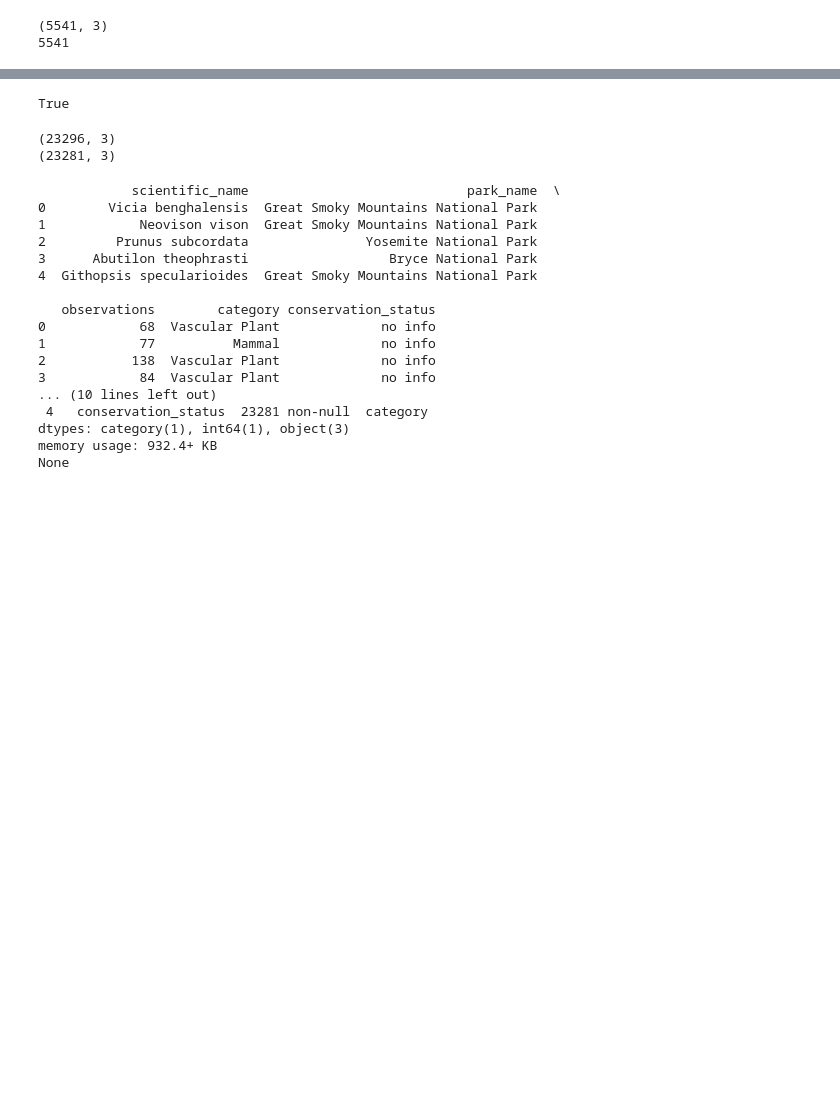
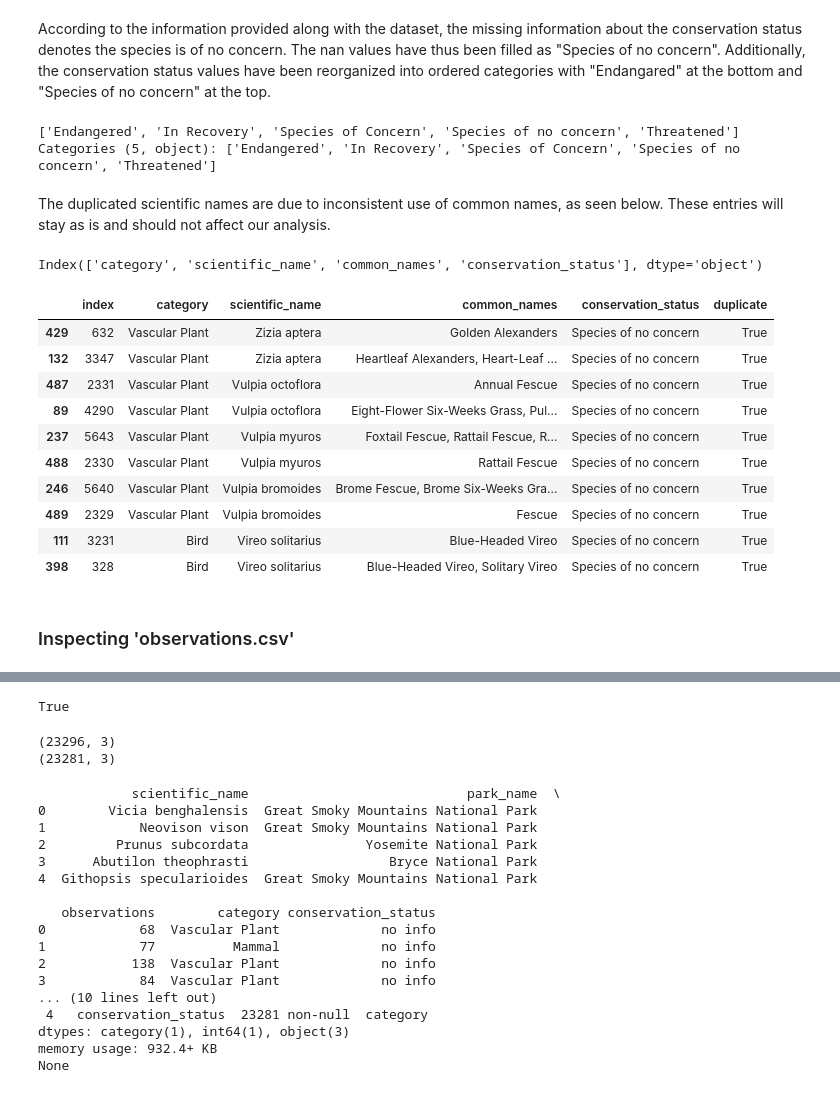
Before and after one commit to R0go/BioDiversity, a Jupyter notebook: biodiversity.ipynb, the cells around one changed output, grey strips where cells are left out. Saved outputs shown, nothing was run; the diff lists cells and outputs as text; code cells hidden in the pictures; blank space fills up the shorter version.

Commit message:
Reworked the project goals and inspected the first DF

```diff
--- a/biodiversity.ipynb
+++ b/biodiversity.ipynb
@@ -40,0 +15,6 @@ print(len(species_info.scientific_name.unique()))
+# %%
+#creating dataframes
+species_info = pd.read_csv('species_info.csv',encoding='utf-8')
+species_info.drop_duplicates(keep='first', inplace=True)
+observations = pd.read_csv('observations.csv',encoding='utf-8')
+observations.drop_duplicates(keep='first', inplace=True)
@@ -41,23 +73,44 @@ print(len(species_info.scientific_name.unique()))
+# %% [markdown]
+According to the information provided along with the dataset, the missing information about the conservation status denotes the species is of no concern. The nan values have thus been filled as "Species of no concern". Additionally, the conservation status values have been reorganized into ordered categories with "Endangared" at the bottom and "Species of no concern" at the top.
 # %%
-#dropping duplicates
-species_info.drop_duplicates(keep='first', inplace=True)
-
 #filling in nans
-species_info['conservation_status'] = species_info['conservation_status'].fillna('no info')
+species_info['conservation_status'] = species_info['conservation_status'].fillna('Species of no concern')
 
 #creating categorical data out of conservation status
 species_info["conservation_status"] = species_info["conservation_status"].astype("category")
-species_info["conservation_status"].cat.reorder_categories(['Endangered', 'Threatened', 'Species of Concern', 'In Recovery', 'no info'], ordered=True)
+species_info["conservation_status"].cat.reorder_categories(['Endangered', 'Threatened', 'Species of Concern', 'In Recovery', 'Species of no concern'], ordered=True)
 species_info.sort_values(by='conservation_status', inplace=True, ascending=True)
 
-#now that the data is sorted by conservation status, we can drop duplicates from the scientific_name column and leave the highest available conservation status
-species_info.drop_duplicates(subset='scientific_name', keep='first', inplace=True)
-
-#now the number of unique scientific names is equal to the number of entries in the df
-print(species_info.shape)
-print(len(species_info.scientific_name.unique()))
+#checking uniques
+print(species_info.conservation_status.unique())
 # %% [output]
-(5541, 3)
-5541
+['Endangered', 'In Recovery', 'Species of Concern', 'Species of no concern', 'Threatened']
+Categories (5, object): ['Endangered', 'In Recovery', 'Species of Concern', 'Species of no concern', 'Threatened']
+# %% [markdown]
+The duplicated scientific names are due to inconsistent use of common names, as seen below. These entries will stay as is and should not affect our analysis.
+# %%
+species_info['duplicate'] = species_info.duplicated(subset=['scientific_name'],keep=False)
+#creating a temporary df with only duplicate entries
+species_info_dup = species_info[species_info.duplicate == True].reset_index()
+#dropping the duplicate column from the main df
+species_info.drop(labels='duplicate', axis=1, inplace=True)
+species_info_dup.sort_values(by='scientific_name', inplace=True, ascending=False)
+#checking a few duplicated entries
+species_info_dup.head(10)
+# %% [output]
+Index(['category', 'scientific_name', 'common_names', 'conservation_status'], dtype='object')
+|  | index | category | scientific_name | common_names | conservation_status | duplicate |
+| 429 | 632 | Vascular Plant | Zizia aptera | Golden Alexanders | Species of no concern | True |
+| 132 | 3347 | Vascular Plant | Zizia aptera | Heartleaf Alexanders, Heart-Leaf ... | Species of no concern | True |
+| 487 | 2331 | Vascular Plant | Vulpia octoflora | Annual Fescue | Species of no concern | True |
+| 89 | 4290 | Vascular Plant | Vulpia octoflora | Eight-Flower Six-Weeks Grass, Pul... | Species of no concern | True |
+| 237 | 5643 | Vascular Plant | Vulpia myuros | Foxtail Fescue, Rattail Fescue, R... | Species of no concern | True |
+| 488 | 2330 | Vascular Plant | Vulpia myuros | Rattail Fescue | Species of no concern | True |
+| 246 | 5640 | Vascular Plant | Vulpia bromoides | Brome Fescue, Brome Six-Weeks Gra... | Species of no concern | True |
+| 489 | 2329 | Vascular Plant | Vulpia bromoides | Fescue | Species of no concern | True |
+| 111 | 3231 | Bird | Vireo solitarius | Blue-Headed Vireo | Species of no concern | True |
+| 398 | 328 | Bird | Vireo solitarius | Blue-Headed Vireo, Solitary Vireo | Species of no concern | True |
+# %% [markdown]
+### Inspecting 'observations.csv'
 # %%
 #taking a first look at the observations df
```
Also changed, not shown: parts of 7 cells of this notebook, 1 other file.
